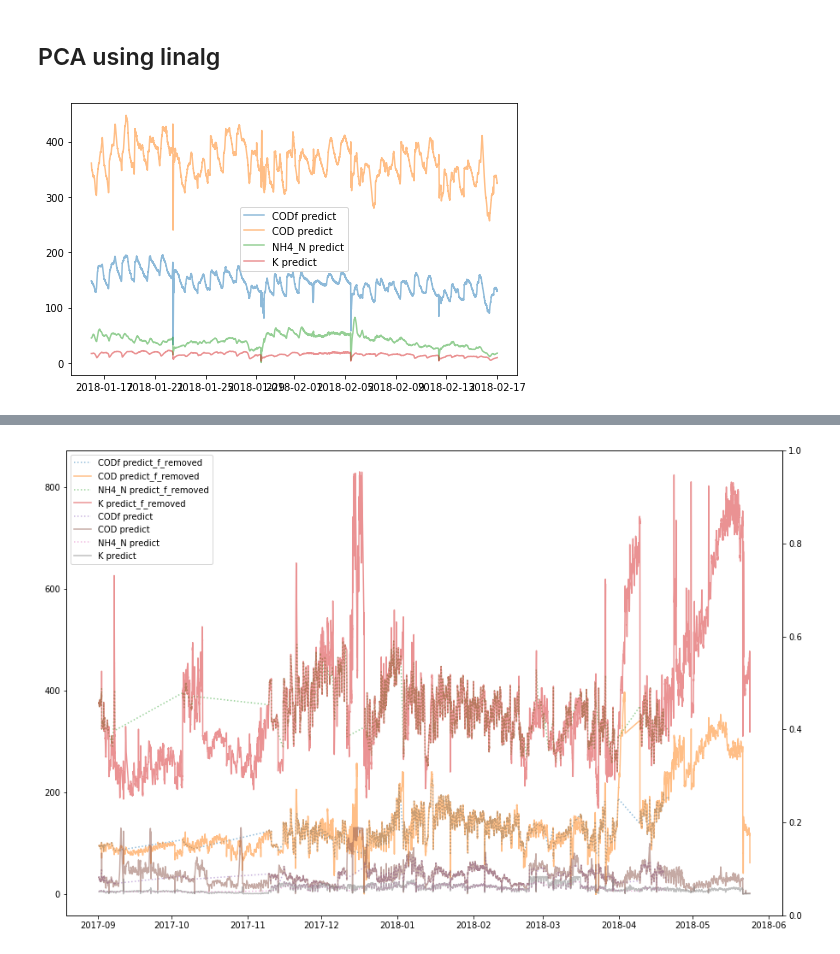
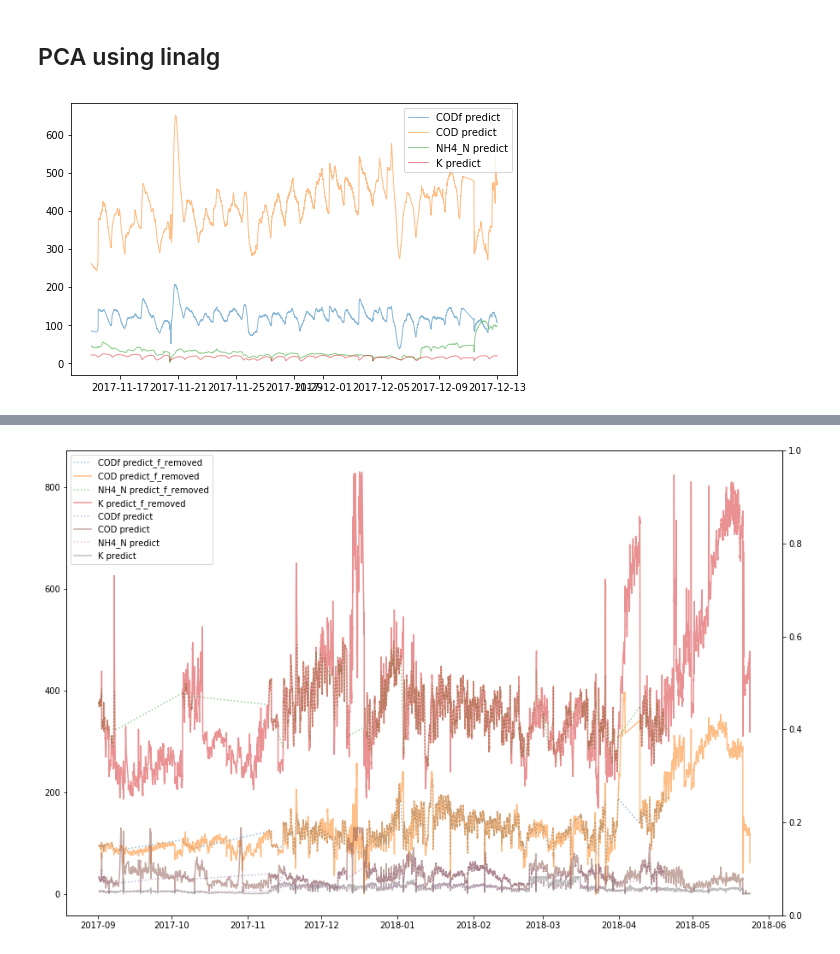
Before and after one commit to jeandavidt/datEAU_filtering, a Jupyter notebook: Multivariate.ipynb, the cells around one changed output, grey strips where cells are left out. Saved outputs shown, nothing was run; the diff lists cells and outputs as text; code cells hidden in the pictures.

```diff
--- a/Univariate-home-brewed.ipynb
+++ b/Multivariate.ipynb
@@ -17,7 +17,7 @@ register_matplotlib_converters()
 # %% [markdown]
 ## Importing the data
 # %%
-raw_data = pd.read_csv('influentdata.csv',sep=';')
+raw_data = pd.read_csv('../sample_data/influentdata.csv',sep=';')
 raw_data.datetime = pd.to_datetime(raw_data.datetime)
 raw_data.set_index('datetime', inplace=True, drop=True)
 raw_data = raw_data.asfreq('2 min')
@@ -236,14 +230,14 @@ def multivariate(df,col_name_list, start_cal, end_cal,min_var_exp=0.95, alpha=0.
     return DF, limits, svd_feat, model
 # %%
 col_name_list = ['CODf predict','COD predict', 'NH4_N predict', 'K predict']
-start_cal, end_cal = 'January 16 2018','February 16 2018'
+start_cal, end_cal = 'November 15 2017','December 12 2017'
 plt.figure(figsize=(8,5))
 cols_to_plot = [col+' predict' for col in parameters_list]
 for col in cols_to_plot:
     plt.plot(data.loc[start_cal:end_cal].index, data[col].loc[start_cal: end_cal], alpha=0.5)
 plt.legend(cols_to_plot)
 plt.show()
 # %% [output]
-[figure, old version]
+[figure, new version]
 # %%
 testdf, lim, svdtest, modeltest = multivariate(data, col_name_list, start_cal, end_cal)
```
Also changed, not shown: parts of 32 cells of this notebook, 1 other file.
